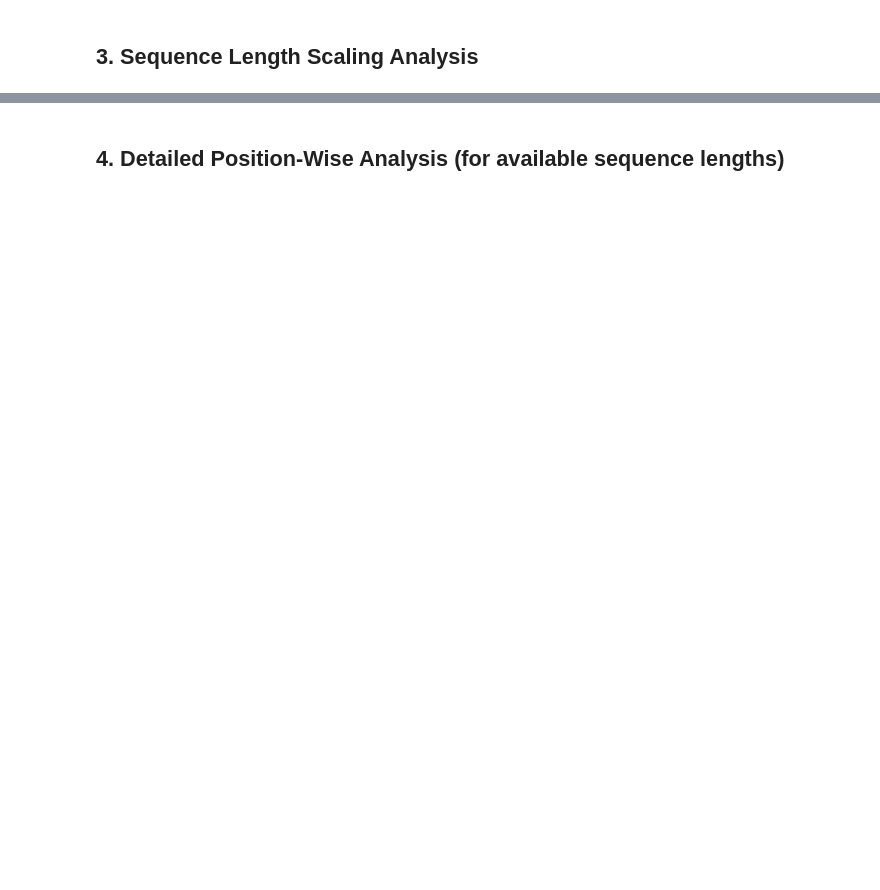
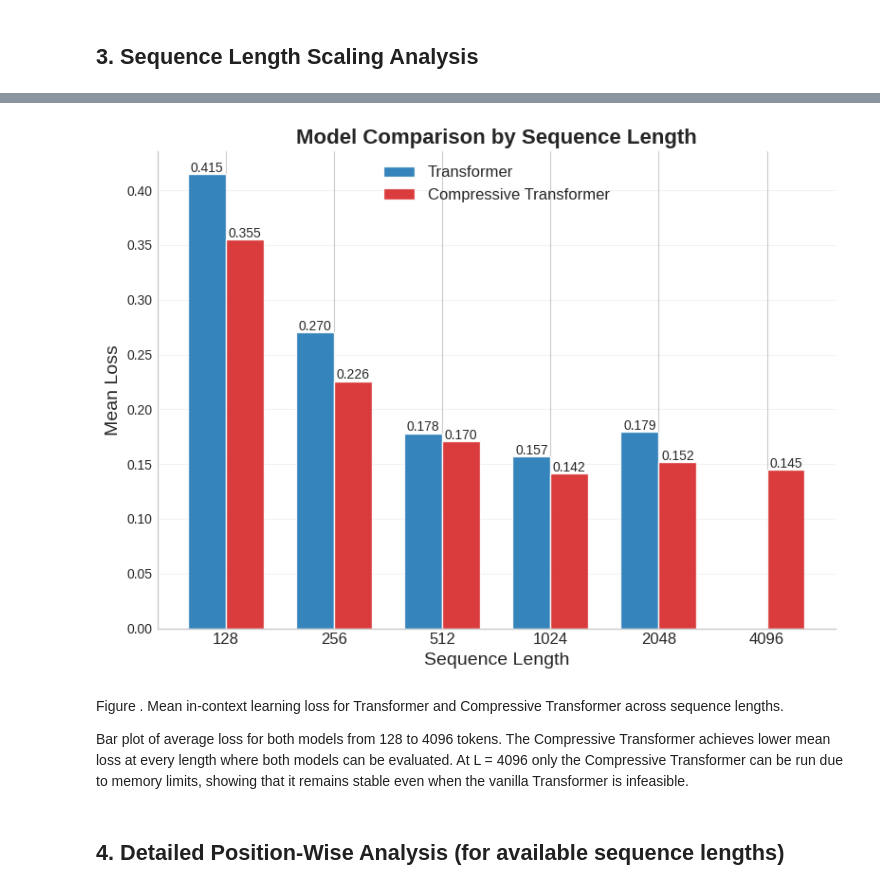
Before and after one commit to Jun-tsune/CS282_Final_Project, a Jupyter notebook: src/xi.ipynb, the cells around one changed output, grey strips where cells are left out. Saved outputs shown, nothing was run; the diff lists cells and outputs as text; code cells hidden in the pictures; blank space fills up the shorter version.

```diff
--- a/src/xi.ipynb
+++ b/src/xi.ipynb
@@ -431,3 +593,74 @@ Data preview:
+# %%
+# === Figure 2 ===
+trans_losses = []
+comp_losses = []
+
+for L in SEQUENCE_LENGTHS:
+    # Transformer
+    t = df_performance[
+        (df_performance["model_type"] == "Transformer") &
+        (df_performance["sequence_length"] == L)
+    ]
+    trans_losses.append(t["mean_loss"].values[0] if len(t) > 0 else np.nan)
+
+    # Compressive Transformer
+    c = df_performance[
+        (df_performance["model_type"] == "CompressiveTransformer") &
+        (df_performance["sequence_length"] == L)
+    ]
+    comp_losses.append(c["mean_loss"].values[0] if len(c) > 0 else np.nan)
+
+plt.figure(figsize=(8, 6))
+
+x = np.arange(len(SEQUENCE_LENGTHS))
+width = 0.35
+
+plt.bar(
+    x - width/2,
+    trans_losses,
+    width,
+    color=Transformer_color,
+    alpha=0.9,
+    label="Transformer"
+)
+
+plt.bar(
+    x + width/2,
+    comp_losses,
+    width,
+    color=Compressive_color,
+    alpha=0.9,
+    label="Compressive Transformer"
+)
+
+
+for i, (t, c) in enumerate(zip(trans_losses, comp_losses)):
+    if not np.isnan(t):
+        plt.text(i - width/2, t + 0.002, f"{t:.3f}", ha='center', fontsize=10)
+    if not np.isnan(c):
+        plt.text(i + width/2, c + 0.002, f"{c:.3f}", ha='center', fontsize=10)
+
+plt.xticks(x, SEQUENCE_LENGTHS, fontsize=12)
+plt.xlabel("Sequence Length", fontsize=14)
+plt.ylabel("Mean Loss", fontsize=14)
+plt.title("Model Comparison by Sequence Length", fontsize=16, fontweight="bold")
+
+plt.grid(axis="y", alpha=0.25)
+
+# NeurIPS spine cleanup
+ax = plt.gca()
+ax.spines["top"].set_visible(False)
+ax.spines["right"].set_visible(False)
+
+plt.legend(fontsize=12)
+plt.tight_layout()
+plt.show()
+# %% [output]
+[figure, added]
+# %% [markdown]
+Figure . Mean in-context learning loss for Transformer and Compressive Transformer across sequence lengths.
+
+Bar plot of average loss for both models from 128 to 4096 tokens. The Compressive Transformer achieves lower mean loss at every length where both models can be evaluated. At L = 4096 only the Compressive Transformer can be run due to memory limits, showing that it remains stable even when the vanilla Transformer is infeasible.
 # %% [markdown]
 ## 4. Detailed Position-Wise Analysis (for available sequence lengths)
 # %%
```
Also changed, not shown: parts of 43 cells of this notebook, 5 other files.
